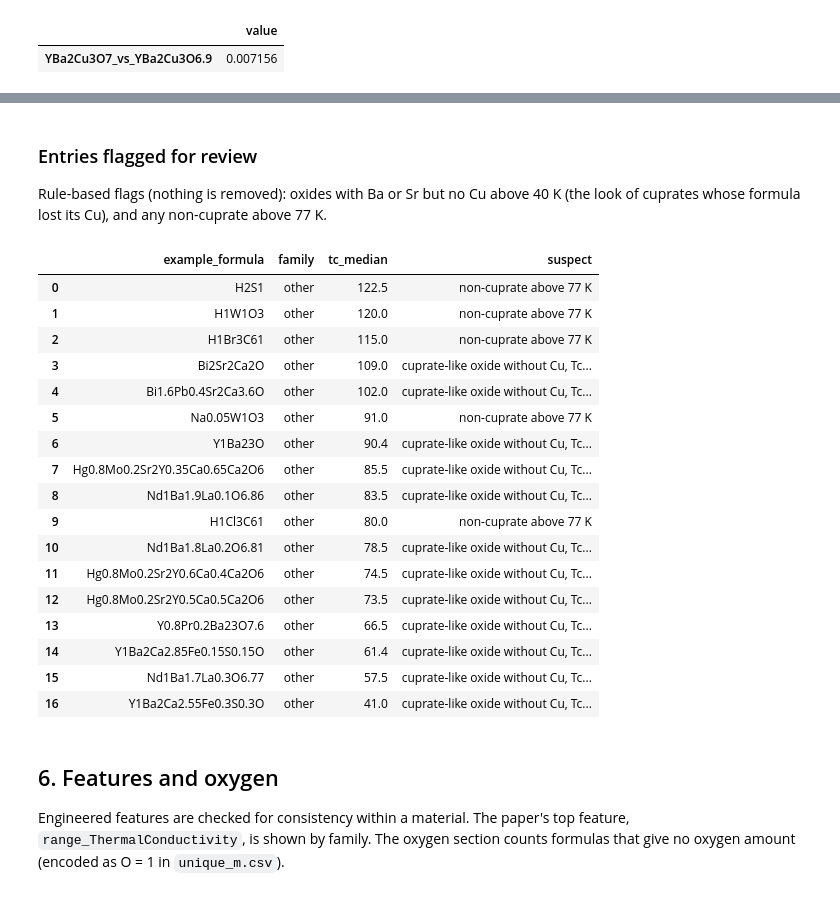
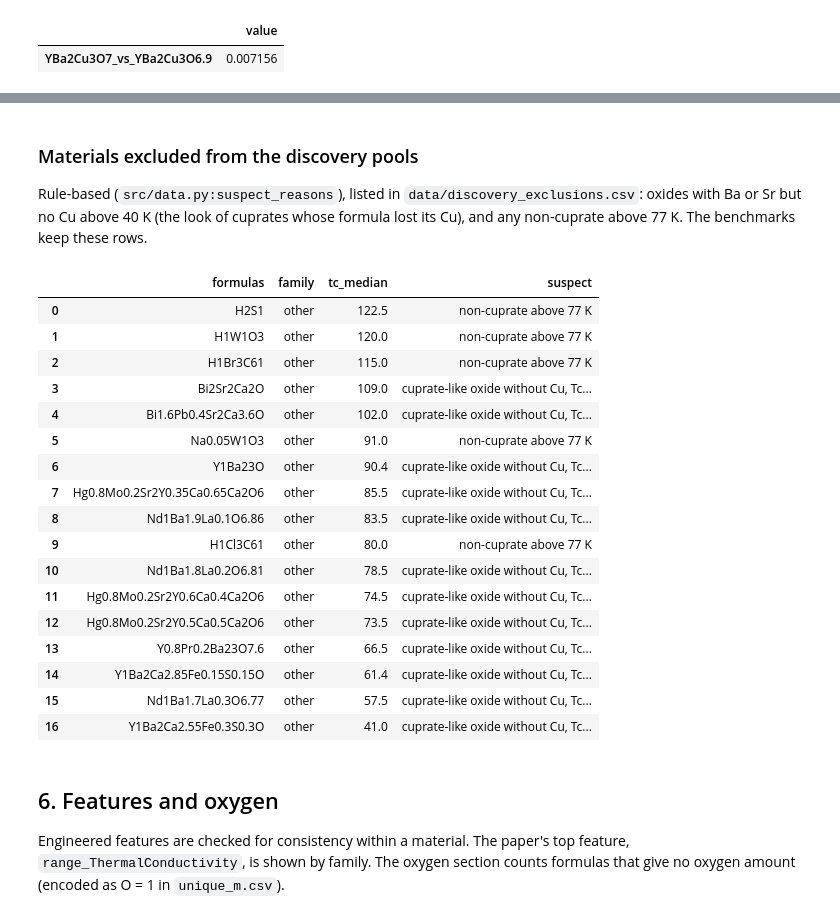
Before and after one commit to qeremeren/Superconductivity-Data-Analysis, a Jupyter notebook: notebooks/01_eda.ipynb, the cells around one changed output, grey strips where cells are left out. Drawn from its saved outputs; the diff is of its cells as text; code cells hidden in the pictures.

```diff
--- a/notebooks/01_eda.ipynb
+++ b/notebooks/01_eda.ipynb
@@ -174,12 +176,13 @@ display(Image(FIG / "discovery_pool.png"))
 # %% [markdown]
-### Entries flagged for review
+### Materials excluded from the discovery pools
 
-Rule-based flags (nothing is removed): oxides with Ba or Sr but no Cu above 40 K (the look of
-cuprates whose formula lost its Cu), and any non-cuprate above 77 K.
+Rule-based (`src/data.py:suspect_reasons`), listed in `data/discovery_exclusions.csv`: oxides
+with Ba or Sr but no Cu above 40 K (the look of cuprates whose formula lost its Cu), and any
+non-cuprate above 77 K. The benchmarks keep these rows.
 # %%
-pd.DataFrame(S["discovery_pool"]["suspect_materials"])
+pd.DataFrame(S["discovery_pool"]["excluded_materials"])
 # %% [output]
-|  | example_formula | family | tc_median | suspect |
+|  | formulas | family | tc_median | suspect |
 | 0 | H2S1 | other | 122.5 | non-cuprate above 77 K |
 | 1 | H1W1O3 | other | 120.0 | non-cuprate above 77 K |
 | 2 | H1Br3C61 | other | 115.0 | non-cuprate above 77 K |
```
Also changed, not shown: parts of 7 cells of this notebook, 10 other files.
